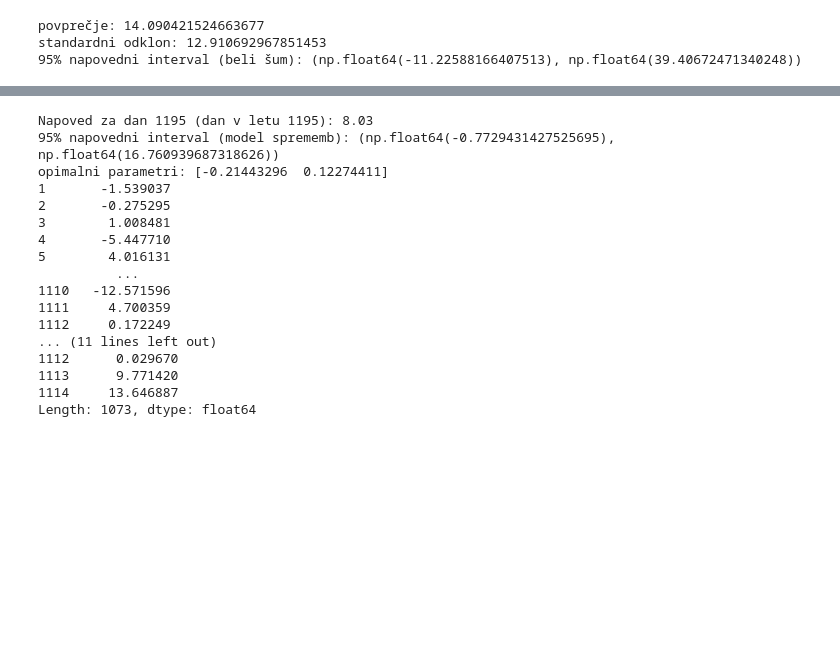
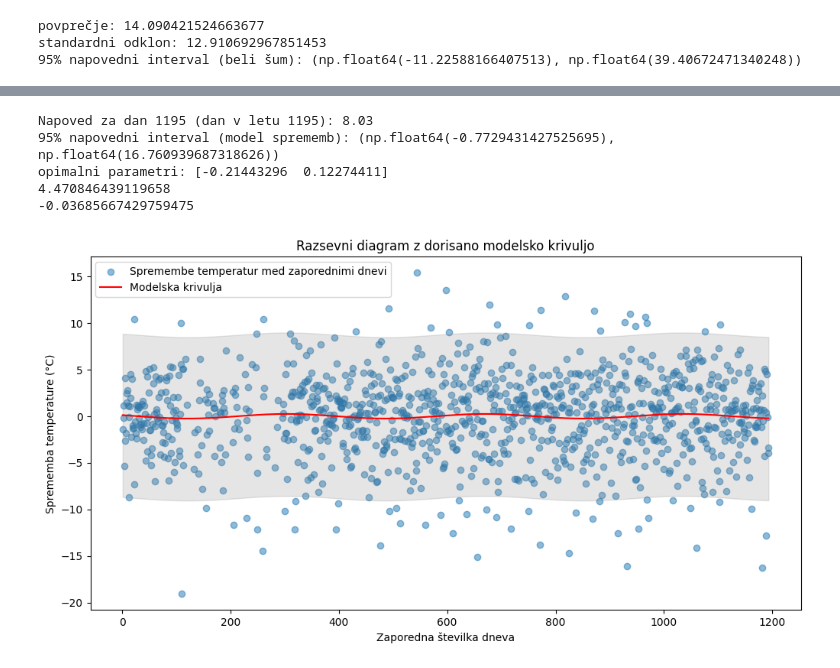
Before and after one commit to LukaLjevar/projektna_statistika, a Jupyter notebook: Temp_MN.ipynb, the cells around one changed output, grey strips where cells are left out. Saved outputs shown, nothing was run; the diff lists cells and outputs as text; code cells hidden in the pictures; blank space fills up the shorter version.

```diff
--- a/Temp_MN.ipynb
+++ b/Temp_MN.ipynb
@@ -137,32 +132,47 @@ delta_pred = model_sprememb(naslednji_dan, *popt)
 T_pred = df['TEMP'].iloc[-1] + delta_pred
 
 # 95% napovedni interval za naslednji dan
-#Ker sigma ni znan, moramo uporabiti Studentovo porazdelitev, vendar se pri 1114 prostostnih
-# stopnjah kvantili Studentove porazdelitve že zelo ujemajo s kvantili N(0, 1).
-# Ker privzemamo neodvisnost sprememb temperatur med dnevi, dobimo napovedni interval za temperaturo naslednji dan.
+
 sp_meja2 = T_pred + pov - 1.96 * sigma * np.sqrt(1 + 1/n)
 zg_meja2 = T_pred + pov + 1.96 * sigma * np.sqrt(1 + 1/n)
 interval = (sp_meja2, zg_meja2)
 print(f"Napoved za dan {naslednji_dan} (dan v letu {naslednji_dan}): {T_pred:.2f}")
 print(f"95% napovedni interval (model sprememb): {interval}")
 print(f"opimalni parametri: {popt}")
-print(ostanki)
-print(kvadrati_ostankov)
+print(sigma)
+print(pov)
 # %% [output]
 Napoved za dan 1195 (dan v letu 1195): 8.03
 95% napovedni interval (model sprememb): (np.float64(-0.7729431427525695), np.float64(16.760939687318626))
 opimalni parametri: [-0.21443296  0.12274411]
-1       -1.539037
-2       -0.275295
-3        1.008481
-4       -5.447710
-5        4.016131
-          ...
-1110   -12.571596
-1111     4.700359
-1112     0.172249
-... (11 lines left out)
-1112      0.029670
-1113      9.771420
-1114     13.646887
-Length: 1073, dtype: float64
+4.470846439119658
+-0.03685667429759475
+# %%
+import matplotlib.pyplot as plt
+
+# Razsevni diagram sprememb temperatur
+plt.figure(figsize=(12, 6))
+plt.scatter(dan, delta_T, label='Spremembe temperatur med zaporednimi dnevi', alpha=0.5)
+
+# Modelska krivulja
+t = np.linspace(1, 365, 1000)
+plt.plot(dan, model_sprememb(dan, *popt), color='red', label='Modelska krivulja')
+
+# Add labels and legend
+plt.xlabel('Zaporedna številka dneva')
+plt.ylabel('Sprememba temperature (°C)')
+plt.title('Razsevni diagram z dorisano modelsko krivuljo')
+plt.legend()
+# Osenčeni napovedni interval
+plt.fill_between(
+    dan,
+    model_sprememb(dan, *popt) +  pov - 1.96 * sigma * np.sqrt(1 + 1/n),
+    model_sprememb(dan, *popt) +  pov + 1.96 * sigma * np.sqrt(1 + 1/n),
+    color='grey',
+    alpha=0.2,
+    label='95% napovedni interval'
+)
+
+plt.show()
+# %% [output]
+[figure, added]
```
Also changed, not shown: parts of 2 cells of this notebook.
